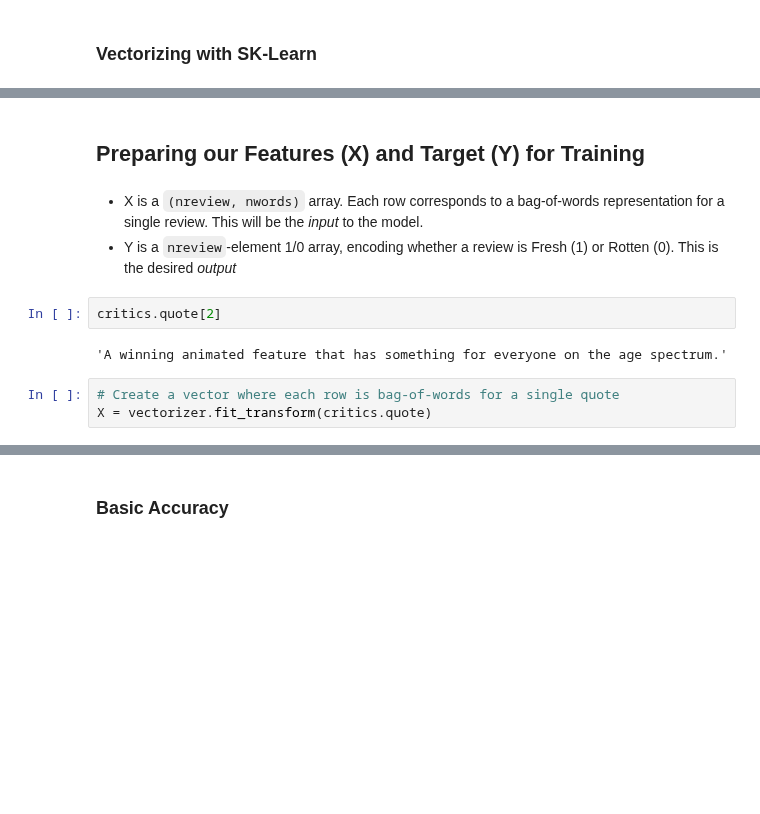
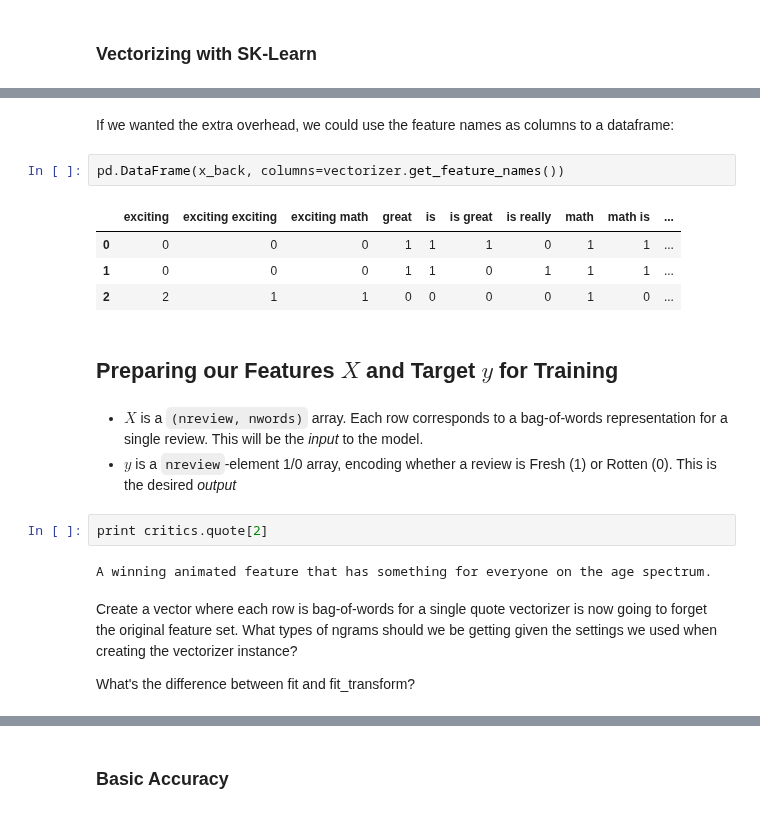
Before and after one commit to podopie/DAT18NYC, a Jupyter notebook: classes/10-naive_bayes.ipynb, the cells around one changed output, grey strips where cells are left out. Drawn from its saved outputs; the diff is of its cells as text; blank space fills up the shorter version.

```diff
--- a/classes/10-naive_bayes.ipynb
+++ b/classes/10-naive_bayes.ipynb
@@ -227,15 +157,24 @@ Words for each feature:
+# %% [markdown]
+If we wanted the extra overhead, we could use the feature names as columns to a dataframe:
+# %%
+pd.DataFrame(x_back, columns=vectorizer.get_feature_names())
+# %% [output]
+|  | exciting | exciting exciting | exciting math | great | is | is great | is really | math | math is | ... |
+| 0 | 0 | 0 | 0 | 1 | 1 | 1 | 0 | 1 | 1 | ... |
+| 1 | 0 | 0 | 0 | 1 | 1 | 0 | 1 | 1 | 1 | ... |
+| 2 | 2 | 1 | 1 | 0 | 0 | 0 | 0 | 1 | 0 | ... |
 # %% [markdown]
-## Preparing our Features (X) and Target (Y) for Training
+## Preparing our Features $X$ and Target $y$ for Training
 # %% [markdown]
-
-
- * X is a `(nreview, nwords)` array. Each row corresponds to a bag-of-words representation for a single review. This will be the *input* to the model.
- * Y is a `nreview`-element 1/0 array, encoding whether a review is Fresh (1) or Rotten (0). This is the desired *output*
+* $X$ is a `(nreview, nwords)` array. Each row corresponds to a bag-of-words representation for a single review. This will be the *input* to the model.
+* $y$ is a `nreview`-element 1/0 array, encoding whether a review is Fresh (1) or Rotten (0). This is the desired *output*
 # %%
-critics.quote[2]
+print critics.quote[2]
 # %% [output]
-'A winning animated feature that has something for everyone on the age spectrum.'
+A winning animated feature that has something for everyone on the age spectrum.
-# %%
-# Create a vector where each row is bag-of-words for a single quote
-X = vectorizer.fit_transform(critics.quote)
+# %% [markdown]
+Create a vector where each row is bag-of-words for a single quote vectorizer is now going to forget the original feature set.
+What types of ngrams should we be getting given the settings we used when creating the vectorizer instance?
+
+What's the difference between fit and fit_transform?
 # %%
```
Also changed, not shown: parts of 65 cells of this notebook, 1 other file.
